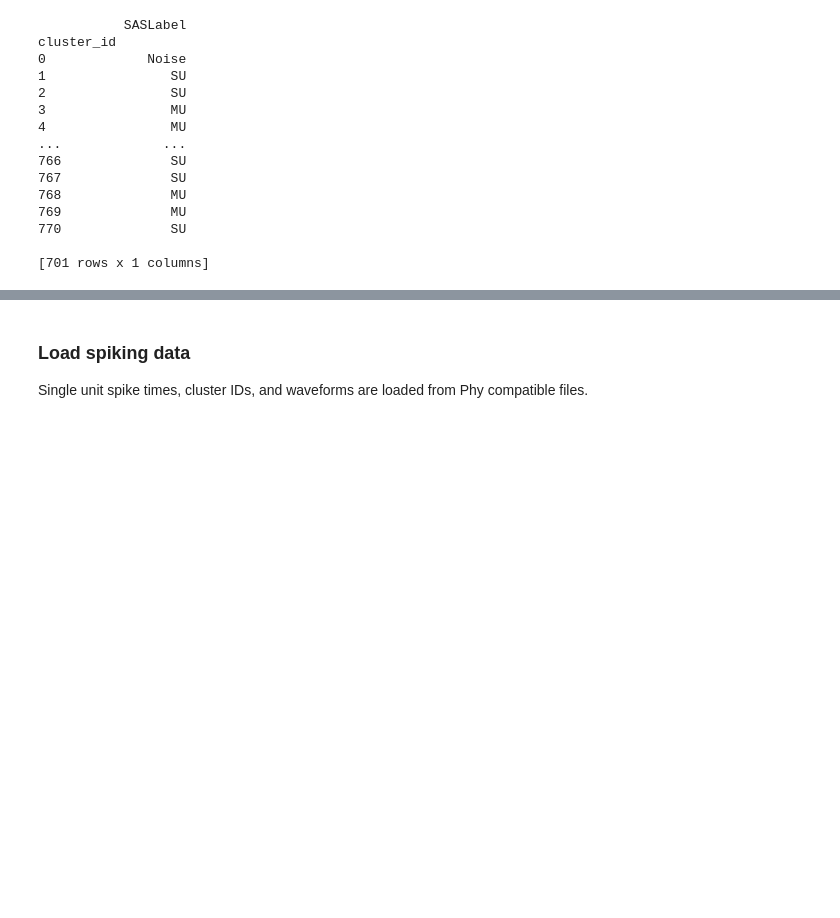
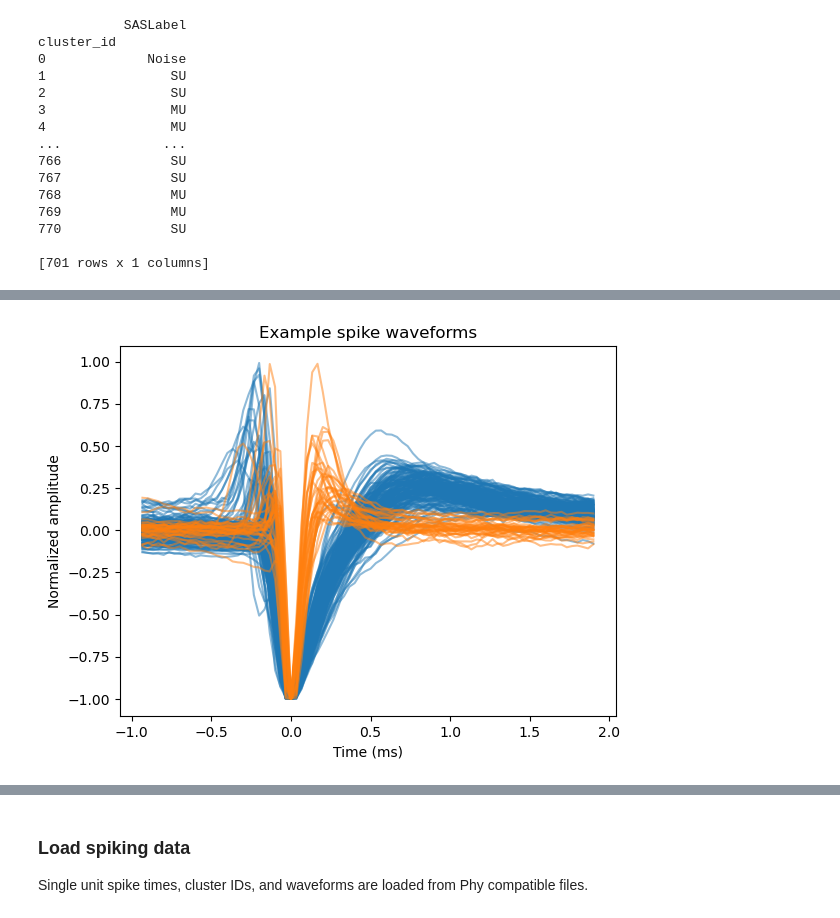
Before and after one commit to dbheadley/AuditorySystem_AD, a Jupyter notebook: project/preprocess/SpikesQC.ipynb, the cells around one changed output, grey strips where cells are left out. Drawn from its saved outputs; the diff is of its cells as text; code cells hidden in the pictures; blank space fills up the shorter version.

```diff
--- a/project/preprocess/SpikesQC.ipynb
+++ b/project/preprocess/SpikesQC.ipynb
@@ -128,3 +107,30 @@ Name: count, dtype: int64
+# %%
+# plot example spike waveforms for RS and FS cells
+fs_waves = spk_props[spk_props['unit_type'] == 'FS']['wave'].values
+rs_waves = spk_props[spk_props['unit_type'] == 'RS']['wave'].values
+
+# for each wave shift the negative peak to be at 30 samples
+for i in range(len(fs_waves)):
+    fs_waves[i] = np.roll(fs_waves[i], 30 - np.argmin(fs_waves[i]))
+for i in range(len(rs_waves)):
+    rs_waves[i] = np.roll(rs_waves[i], 30 - np.argmin(rs_waves[i]))
+
+# concatenate the first 5 fs_waves into a single 2d array
+fs_waves = np.concatenate(fs_waves, axis=0).T
+fs_waves_norm = fs_waves / np.max(np.abs(fs_waves), axis=0)
+rs_waves = np.concatenate(rs_waves, axis=0).T
+rs_waves_norm = rs_waves / np.max(np.abs(rs_waves), axis=0)
+t_pts = np.arange(-28, 58)/30
+fig = plt.figure()
+plt.plot(t_pts, rs_waves_norm[2:-2], color='tab:blue', alpha=0.5)
+plt.plot(t_pts, fs_waves_norm[2:-2], color='tab:orange', alpha=0.5)
+plt.xlabel('Time (ms)')
+plt.ylabel('Normalized amplitude')
+plt.title('Example spike waveforms')
+
+fig.savefig('../figures/grant/example_waveforms_a1.pdf')
+# %% [output]
+[figure, added]
 # %%
 spk_props.to_csv('D:\\SortingTemp\\24-05-31_DH23_A1-IC_g0\\24-05-31_DH23_A1-IC_g0_imec0\\spk_props.csv')
 
```
Also changed, not shown: parts of 25 cells of this notebook, 4 other files.
